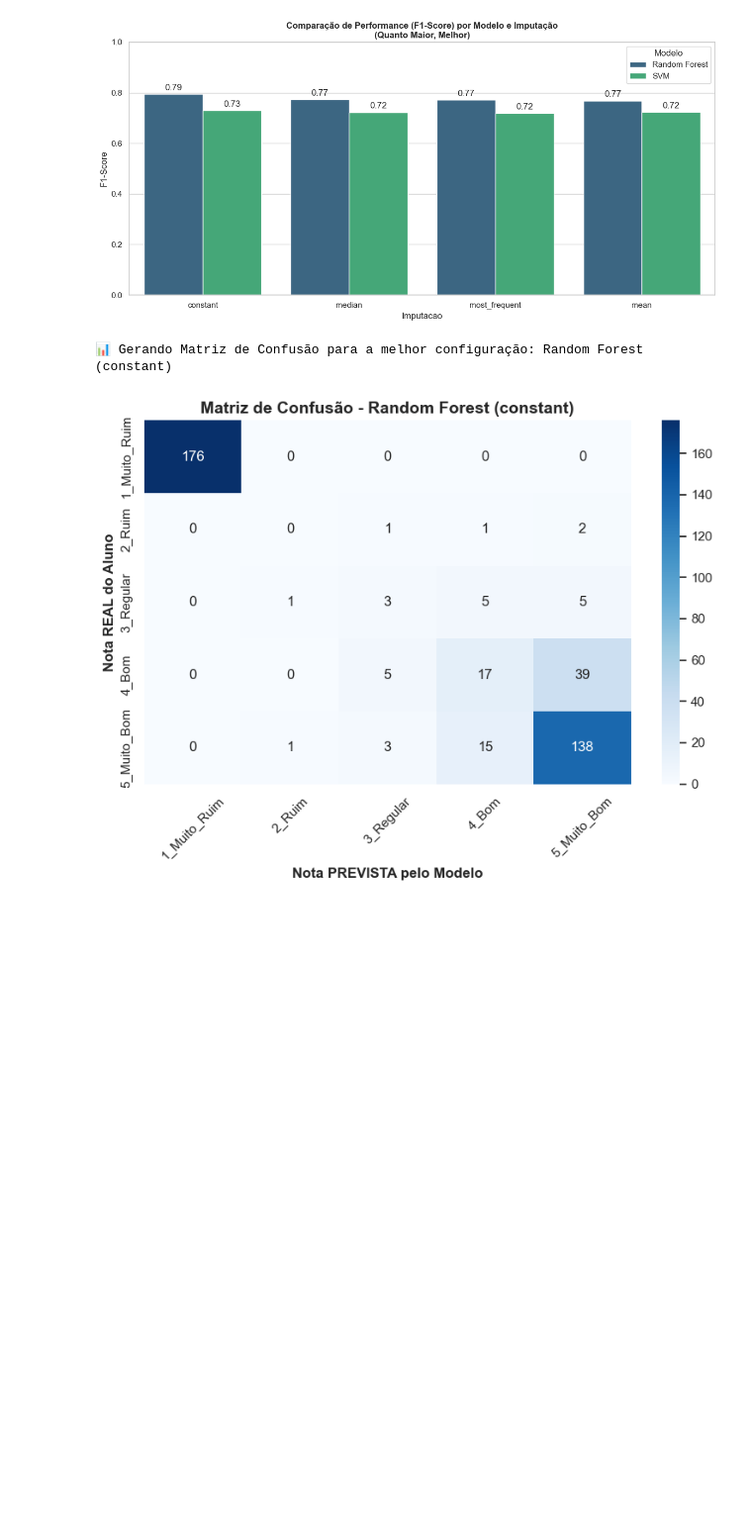
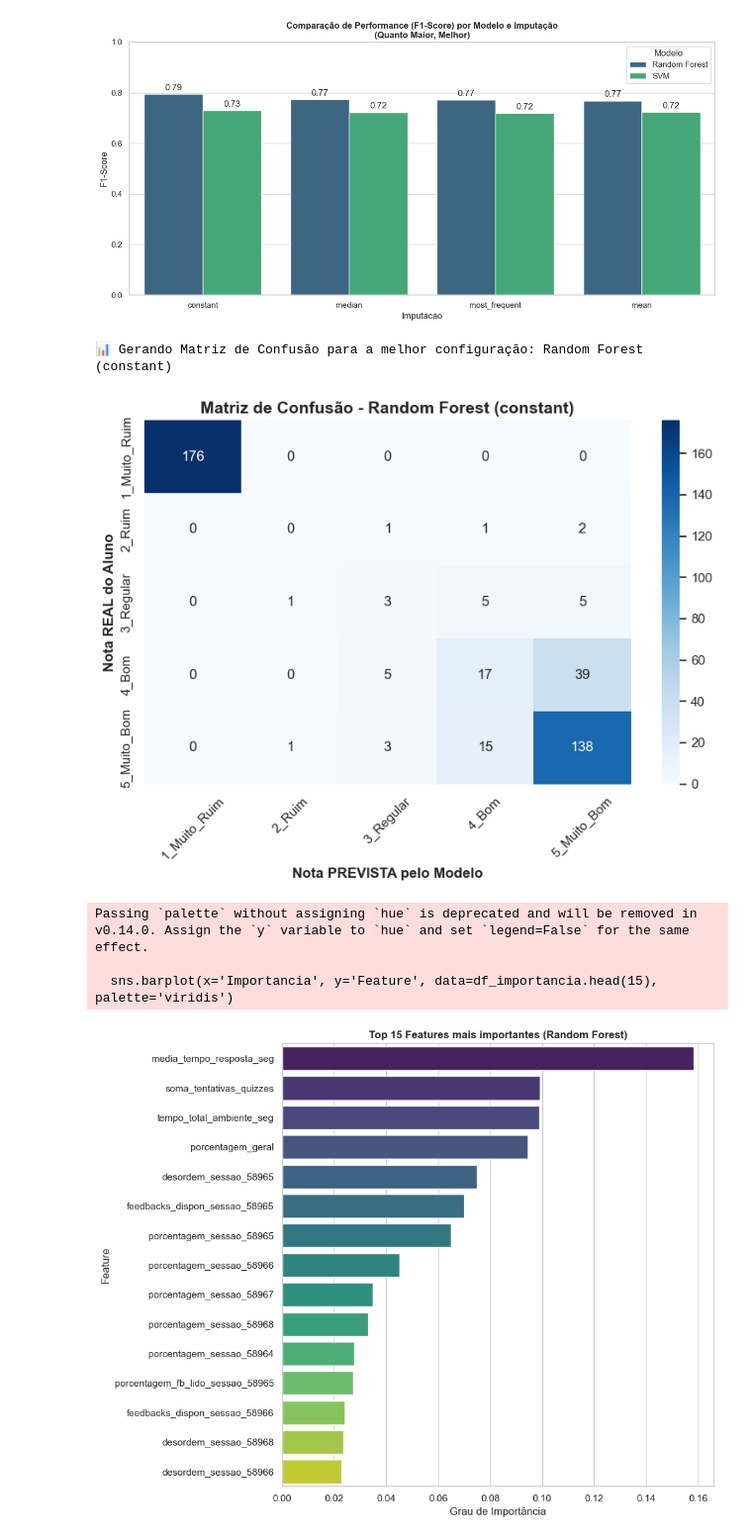
Before and after one commit to Danilus04/Topicos-Trabalho-Final, a Jupyter notebook: main.ipynb, the cells around one changed output. Shown at 99% size. Saved outputs shown, nothing was run; the diff lists cells and outputs as text; code cells hidden in the pictures; blank space fills up the shorter version.

Commit message:
Feat: Plotagem de importancia de feature + Hipoteses

```diff
--- a/main.ipynb
+++ b/main.ipynb
@@ -426,7 +426,7 @@ def executar_experimentos_classificacao(df_features, df_alvo, coluna_alvo='nota_
     print("🔄 Juntando matriz de features com o Target...")
     df_completo = pd.merge(df_features, df_alvo, on='username', how='left')
 
-    #VERIFICAR ISSO AQUI
+    #COM os alunos sme nota media
     df_completo[coluna_alvo] = df_completo[coluna_alvo].fillna(0.0)
 
     df_completo['classe_desempenho'] = pd.cut(df_completo[coluna_alvo], bins=limites, labels=rotulos)
@@ -443,6 +443,8 @@ def executar_experimentos_classificacao(df_features, df_alvo, coluna_alvo='nota_
     resultados = []
 
     # Variáveis para rastrear o melhor modelo para a Matriz de Confusão
+    melhor_modelo_final = None
+    melhor_X = None
     melhor_f1 = 0
     melhor_config = ""
     melhores_predicoes = None
@@ -475,20 +477,26 @@ def executar_experimentos_classificacao(df_features, df_alvo, coluna_alvo='nota_
         )
 
         # --- Treino Random Forest ---
-        _, acc_rf, prec_rf, f1_rf, preds_rf = treinar_e_avaliar_rf(X_train, X_test, y_train, y_test)
+        modelo_rf, acc_rf, prec_rf, f1_rf, preds_rf = treinar_e_avaliar_rf(X_train, X_test, y_train, y_test)
         resultados.append({'Modelo': 'Random Forest', 'Imputacao': est, 'Acuracia': acc_rf, 'Precisao': prec_rf, 'F1-Score': f1_rf})
 
         if f1_rf > melhor_f1:
             melhor_f1 = f1_rf; melhores_predicoes = preds_rf; y_test_final = y_test
             melhor_config = f"Random Forest ({est})"
+            melhor_modelo_final = modelo_rf
+            melhor_X = X_train
+
 
         # --- Treino SVM ---
-        _, acc_svm, prec_svm, f1_svm, preds_svm = treinar_e_avaliar_svm(X_train, X_test, y_train, y_test)
+        modelo_svm, acc_svm, prec_svm, f1_svm, preds_svm = treinar_e_avaliar_svm(X_train, X_test, y_train, y_test)
         resultados.append({'Modelo': 'SVM', 'Imputacao': est, 'Acuracia': acc_svm, 'Precisao': prec_svm, 'F1-Score': f1_svm})
 
         if f1_svm > melhor_f1:
             melhor_f1 = f1_svm; melhores_predicoes = preds_svm; y_test_final = y_test
             melhor_config = f"SVM ({est})"
+            melhor_modelo_final = modelo_svm
+            melhor_X = X_train
+
 
     # 4. EXIBIÇÃO DE RESULTADOS GERAIS
     df_resultados = pd.DataFrame(resultados).sort_values(by='F1-Score', ascending=False)
@@ -520,7 +528,9 @@ def executar_experimentos_classificacao(df_features, df_alvo, coluna_alvo='nota_
     plt.tight_layout()
     plt.show()
 
-executar_experimentos_classificacao(df_final, df_target, random_state=42)
+    return melhor_modelo_final, melhor_X
+
+melhor_modelo, melhor_X = executar_experimentos_classificacao(df_final, df_target, random_state=42)
 # %% [output]
 🔄 Juntando matriz de features com o Target...
 
@@ -551,3 +561,37 @@ Aplicando imputação: constant...
 [figure]
 📊 Gerando Matriz de Confusão para a melhor configuração: Random Forest (constant)
 [figure]
+# %%
+def plotar_importancia_features(modelo, X_train):
+    """
+    Extrai as importâncias das features do modelo treinado e plota um gráfico.
+    """
+    # Extrai as importâncias
+    importancias = modelo.feature_importances_
+
+    # Cria um DataFrame para facilitar a ordenação
+    df_importancia = pd.DataFrame({
+        'Feature': X_train.columns,
+        'Importancia': importancias
+    }).sort_values(by='Importancia', ascending=False)
+
+    #df_importancia = df_importancia[df_importancia['Feature'].str.startswith('porcentagem_sessao_')]  #Pega apenas as features porcentagem_sessao_*
+
+    # Plota
+    plt.figure(figsize=(10, 8))
+    sns.barplot(x='Importancia', y='Feature', data=df_importancia.head(15), palette='viridis')
+    plt.title('Top 15 Features mais importantes (Random Forest)', fontweight='bold')
+    plt.xlabel('Grau de Importância')
+    plt.tight_layout()
+    plt.show()
+
+    return df_importancia
+
+# Exemplo de uso (chame logo após o .fit() do seu melhor Random Forest)
+# melhor_modelo_rf = ... (seu objeto de modelo treinado)
+df_imp = plotar_importancia_features(melhor_modelo, melhor_X)
+# %% [output]
+Passing `palette` without assigning `hue` is deprecated and will be removed in v0.14.0. Assign the `y` variable to `hue` and set `legend=False` for the same effect.
+
+  sns.barplot(x='Importancia', y='Feature', data=df_importancia.head(15), palette='viridis')
+[figure, added]
```
Also changed, not shown: parts of 4 cells of this notebook.
